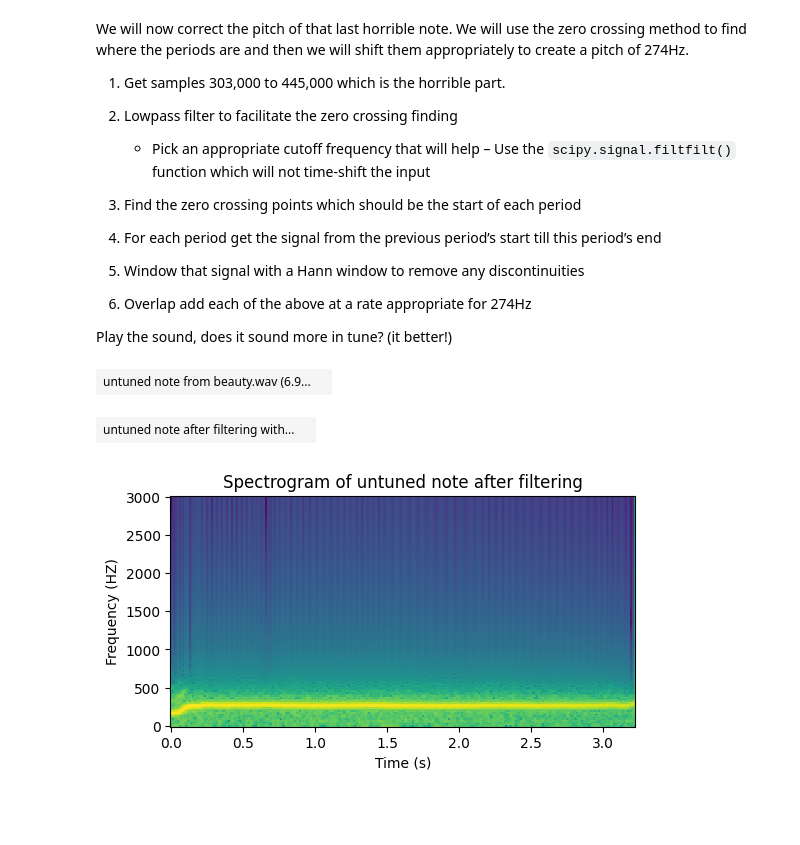
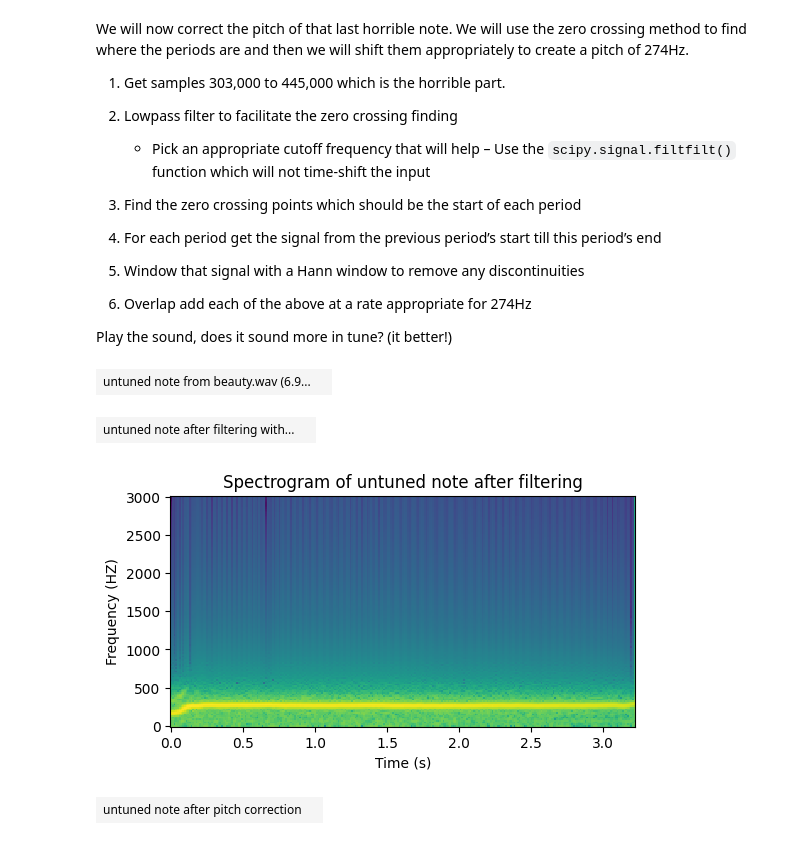
Before and after one commit to aditk3/CS448-Labs, a Jupyter notebook: Lab 7/Lab 7 - Pitch Tracking and Modifications.ipynb, the cells around one changed output. Drawn from its saved outputs; the diff is of its cells as text; code cells hidden in the pictures; blank space fills up the shorter version.

```diff
--- a/Lab 7/Lab 7 - Pitch Tracking and Modifications.ipynb
+++ b/Lab 7/Lab 7 - Pitch Tracking and Modifications.ipynb
@@ -79,13 +81,14 @@ def stft(input_sound, dft_size, hop_size, zero_pad, window):
     frames = []
     idx = 0
     for idx in range(0, len(input_sound) - dft_size, hop_size):
-        frames.append(np.multiply(input_sound[idx:idx + dft_size], window))
+        frames.append(np.multiply(input_sound[idx : idx + dft_size], window))
     idx += hop_size
 
     # Creating the last frame accounting for padding
     last_frame = np.multiply(
-        np.append(input_sound[idx:-1],
-                  np.zeros(idx + dft_size - len(input_sound) + 1)), window)
+        np.append(input_sound[idx:-1], np.zeros(idx + dft_size - len(input_sound) + 1)),
+        window,
+    )
     frames.append(last_frame)
 
     # Convert to numpy array
@@ -221,30 +223,55 @@ def butter_low_pass(sound, fs, cutoff):
 # %%
 # Selecting the untuned note
 start_sample, end_sample = 303000, 445000
 untuned_note = input_sound[start_sample:end_sample]
 sound(
     untuned_note,
     rate=fs,
-    label=
-    f'untuned note from {fname} ({round(start_sample/fs, 1)}s - {round(end_sample/fs, 1)}s)'
+    label=f"untuned note from {fname} ({round(start_sample/fs, 1)}s - {round(end_sample/fs, 1)}s)",
 )
 
 stft_untuned = stft(untuned_note, DFT_SIZE, HOP_SIZE, ZERO_PAD, WINDOW)
 
 # Filtering the untuned note
 filtered_note = butter_low_pass(untuned_note, fs, 370)
+sound(filtered_note, rate=fs, label="untuned note after filtering with IIR Butterworth")
 
-stft_untuned_filtered = stft(filtered_note, DFT_SIZE, HOP_SIZE, ZERO_PAD,
-                             WINDOW)
+stft_untuned_filtered = stft(filtered_note, DFT_SIZE, HOP_SIZE, ZERO_PAD, WINDOW)
+plot_spectrogram(
+    stft_untuned_filtered,
+    filtered_note,
+    fs,
+    title=f"Spectrogram of untuned note after filtering",
+)
+plt.show()
 
-sound(filtered_note,
-      rate=fs,
-      label='untuned note after filtering with IIR Butterworth')
-plot_spectrogram(stft_untuned_filtered,
-                 filtered_note,
-                 fs,
-                 title=f'Spectrogram of untuned note after filtering')
+# Find the zero crossing points which should be the start of each period
+zero_crossings = []
+for i in range(1, len(filtered_note)):
+    if filtered_note[i] * filtered_note[i - 1] < 0:
+        zero_crossings.append(i - 1)
+
+# For each period get the signal from the previous period's start till this period's end
+periods = []
+for idx in range(1, len(zero_crossings) - 1):
+    period = untuned_note[zero_crossings[idx - 1] : zero_crossings[idx + 1]]
+
+    # Window that signal with a Hann window to remove any discontinuities
+    periods.append(period * np.hanning(len(period)))
+
+# Overlap add each of the above at a rate appropriate for 274Hz
+corrected_note = np.zeros(filtered_note.shape)
+zero_crossing_offset = zero_crossings[0]
+for i, period in enumerate(periods):
+    start = int(i * fs / 2.0 / 274.0) + zero_crossing_offset
+    end = start + len(period)
+
+    if end <= len(corrected_note):
+        corrected_note[start:end] += period
+
+sound(corrected_note, rate=fs, label="untuned note after pitch correction")
 # %% [output]
 | untuned note from beauty.wav (6.9... |  |
 | untuned note after filtering with... |  |
 [figure]
+| untuned note after pitch correction |  |
```
Also changed, not shown: parts of 3 cells of this notebook.
